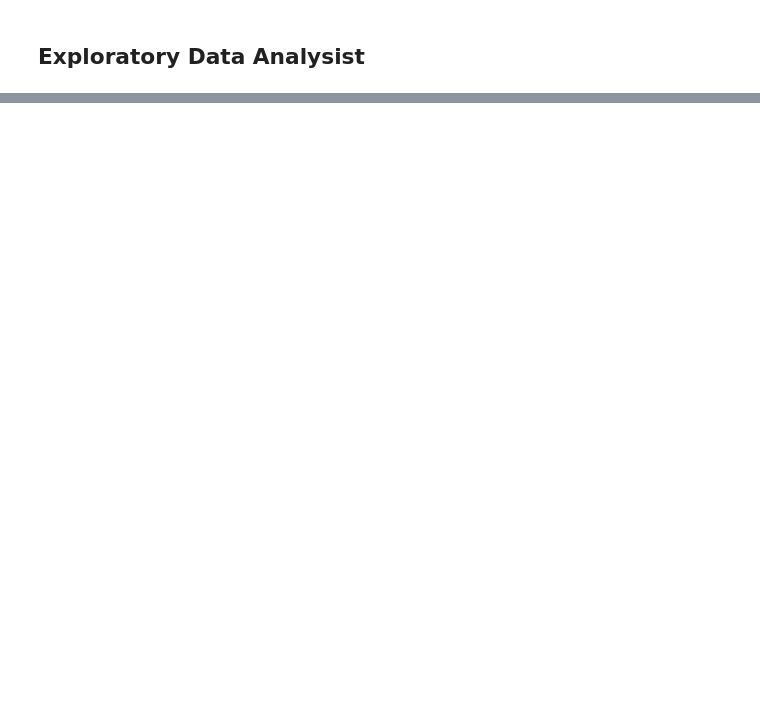
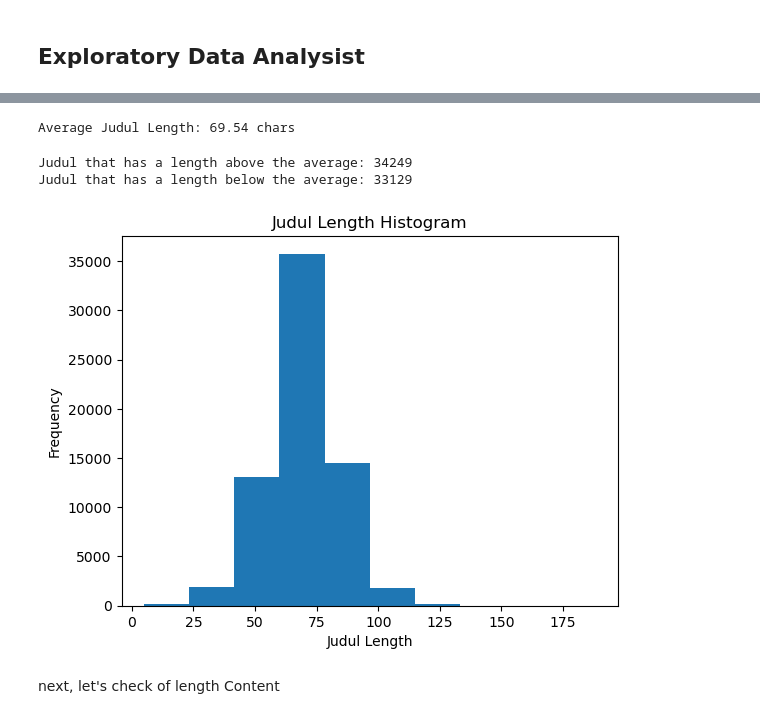
Before and after one commit to KALEOUUU/datathon-ui-market-sentinel, a Jupyter notebook: workspace/kale_workspace.ipynb, the cells around one changed output, grey strips where cells are left out. Cells and saved outputs as stored; diff of their text form; code cells hidden in the pictures; blank space fills up the shorter version.

```diff
--- a/workspace/kale_workspace.ipynb
+++ b/workspace/kale_workspace.ipynb
@@ -48,0 +195,2 @@ df.head()
+# %%
+data = data.drop(columns=['tag1', 'tag2', 'tag3', 'tag4', 'tag5', 'Link', 'Waktu'])
@@ -48,0 +211,2 @@ df.head()
+# %%
+data = data.dropna(subset=["Content"])
@@ -48,0 +232,2 @@ df.head()
+# %%
+data['judul_length'] = [len(t) for t in data['Judul'].values.tolist()]
@@ -48,0 +243,5 @@ df.head()
+# %%
+avg_length = sum(data['judul_length'].values.tolist()) / len(data)
+print(f'Average Judul Length: {avg_length:.2f} chars')
+# %% [output]
+Average Judul Length: 69.54 chars
@@ -48,0 +251,20 @@ df.head()
+# %%
+print(f"Judul that has a length above the average: {above_avg_length}")
+print(f"Judul that has a length below the average: {below_avg_length}")
+# %% [output]
+Judul that has a length above the average: 34249
+Judul that has a length below the average: 33129
+# %%
+def plot_histo(title: str, values, xlabel, ylabel):
+    fig, ax = plt.subplots()
+    plt.title(title)
+    ax.hist(values)
+    plt.xlabel(xlabel)
+    plt.ylabel(ylabel)
+    plt.show()
+# %%
+plot_histo("Judul Length Histogram", data['judul_length'].values.tolist(), "Judul Length", "Frequency")
+# %% [output]
+[figure, added]
+# %% [markdown]
+next, let's check of length Content
```
Also changed, not shown: parts of 38 cells of this notebook.
